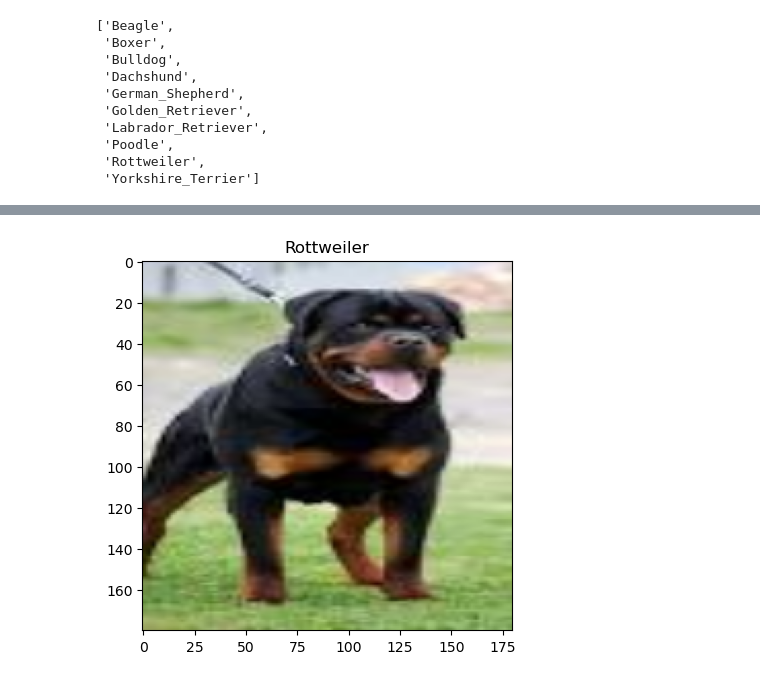
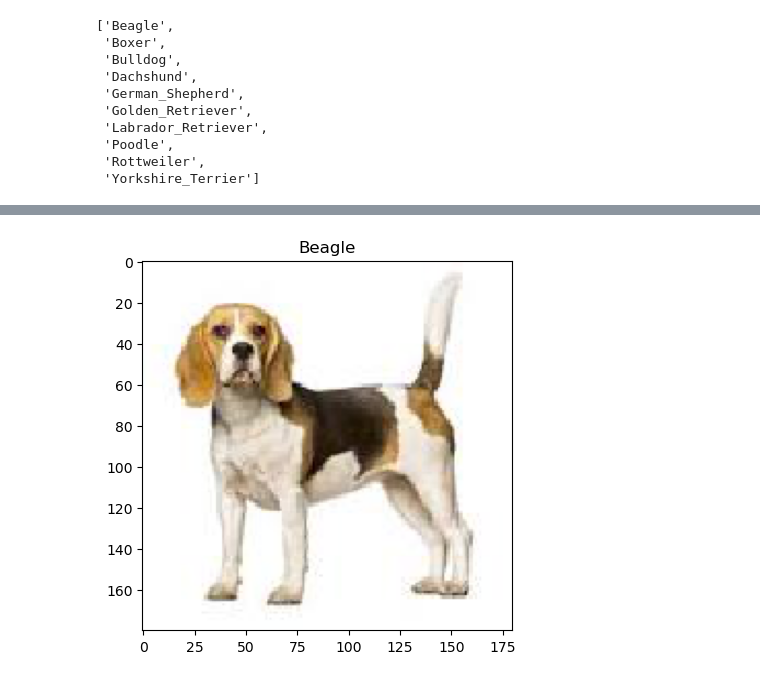
Before and after one commit to GakuruIan/dog_breed_classifier, a Jupyter notebook: breed_classifier.ipynb, the cells around one changed output, grey strips where cells are left out. Cells and saved outputs as stored; diff of their text form; code cells hidden in the pictures.

```diff
--- a/breed_classifier.ipynb
+++ b/breed_classifier.ipynb
@@ -186,3 +133,3 @@ model.compile(optimizer='adam',loss='sparse_categorical_crossentropy',metrics=['
 # %%
-model1=model.fit(X_train_scaled,y_train,epochs=10,batch_size=32,validation_data=(X_test_scaled,y_test))
+model1=model.fit(train_ds,epochs=30,steps_per_epoch=len(train_ds),batch_size=32,validation_data=val_ds,validation_steps=len(val_ds))
 # %% [output]
@@ -209,2 +153,13 @@ Epoch 10/10
 # %%
-y_pred=model.predict(X_test_scaled)
+# creating x_test and y_test
+num_samples = val_ds.samples
+
+x_test = np.empty((num_samples,img_height,img_width,3))
+y_test = np.empty((num_samples,len(class_names)))
+
+for i in range(num_samples // val_ds.batch_size):
+    val_images, val_labels = val_ds.next()  # Get the next batch of images and labels
+    start_index = i * val_ds.batch_size
+    end_index = start_index + val_images.shape[0]  # Get the actual number of images in the batch
+    x_test[start_index:end_index] = val_images  # Store images
+    y_test[start_index:end_index] = val_labels
@@ -212,0 +166,2 @@ y_pred=model.predict(X_test_scaled)
+# %%
+y_pred=model.predict(x_test)
@@ -218,12 +175,12 @@ model.evaluate(X_test_scaled,y_test)
 # %%
 def predict_breed(index):
-    plt.imshow(X_test_scaled[index])
+    plt.imshow(x_test[index])
     plt.title(class_names[np.argmax(y_pred[index])])
     plt.show()
 # %%
-predict_breed(20)
+predict_breed(1)
 # %% [output]
-[figure, old version]
+[figure, new version]
 # %%
 plt.figure(figsize=(20,20))
 pd.DataFrame(model1.history).plot()
```
Also changed, not shown: parts of 23 cells of this notebook, 1 other file.
